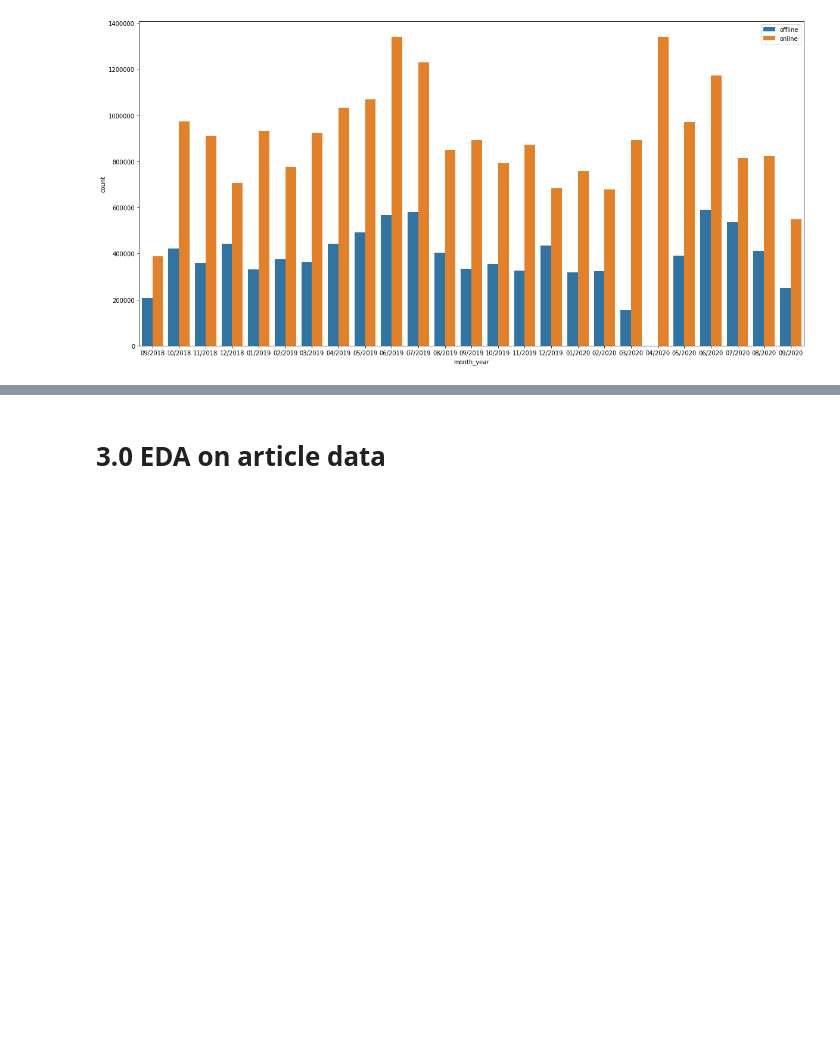
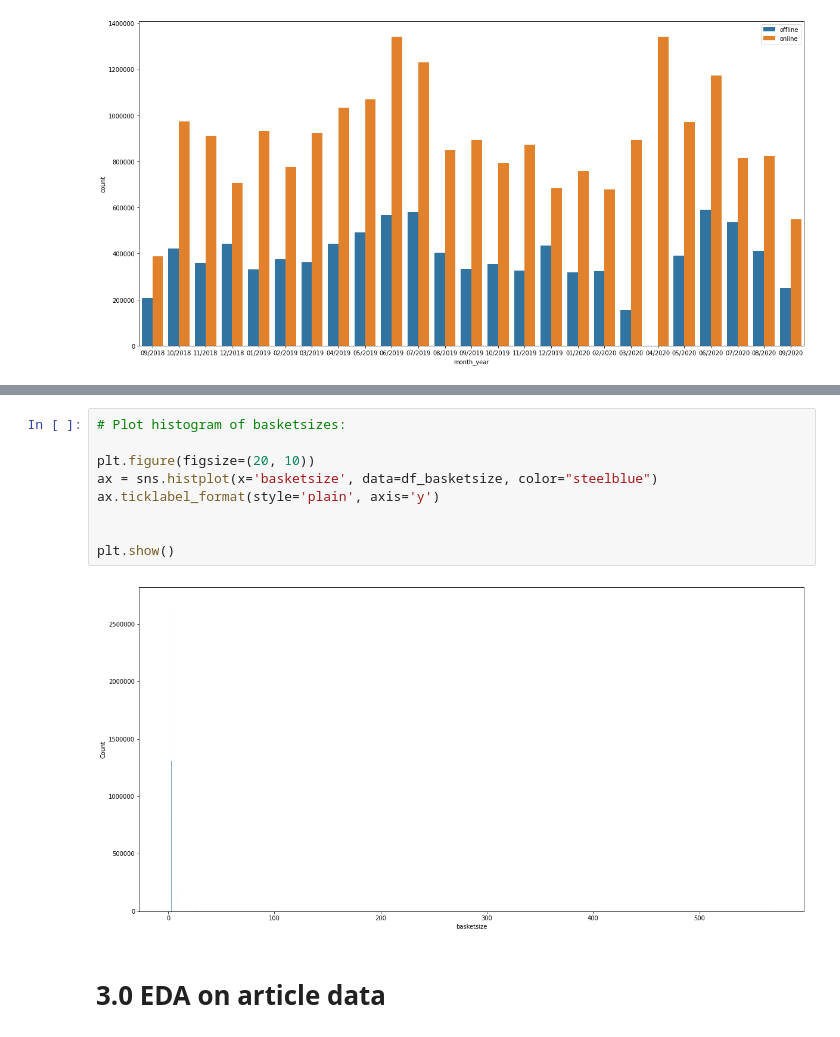
Before and after one commit to theflyingd/fashion-recommender, a Jupyter notebook: notebooks/Initial_EDA_CMM.ipynb, the cells around one changed output, grey strips where cells are left out. Drawn from its saved outputs; the diff is of its cells as text; blank space fills up the shorter version.

```diff
--- a/notebooks/Initial_EDA_CMM.ipynb
+++ b/notebooks/Initial_EDA_CMM.ipynb
@@ -272,3 +322,14 @@ plt.show()
+# %%
+# Plot histogram of basketsizes:
+
+plt.figure(figsize=(20, 10))
+ax = sns.histplot(x='basketsize', data=df_basketsize, color="steelblue")
+ax.ticklabel_format(style='plain', axis='y')
+
+
+plt.show()
+# %% [output]
+[figure, added]
 # %% [markdown]
 # 3.0 EDA on article data
 # %%
```
Also changed, not shown: parts of 7 cells of this notebook.
